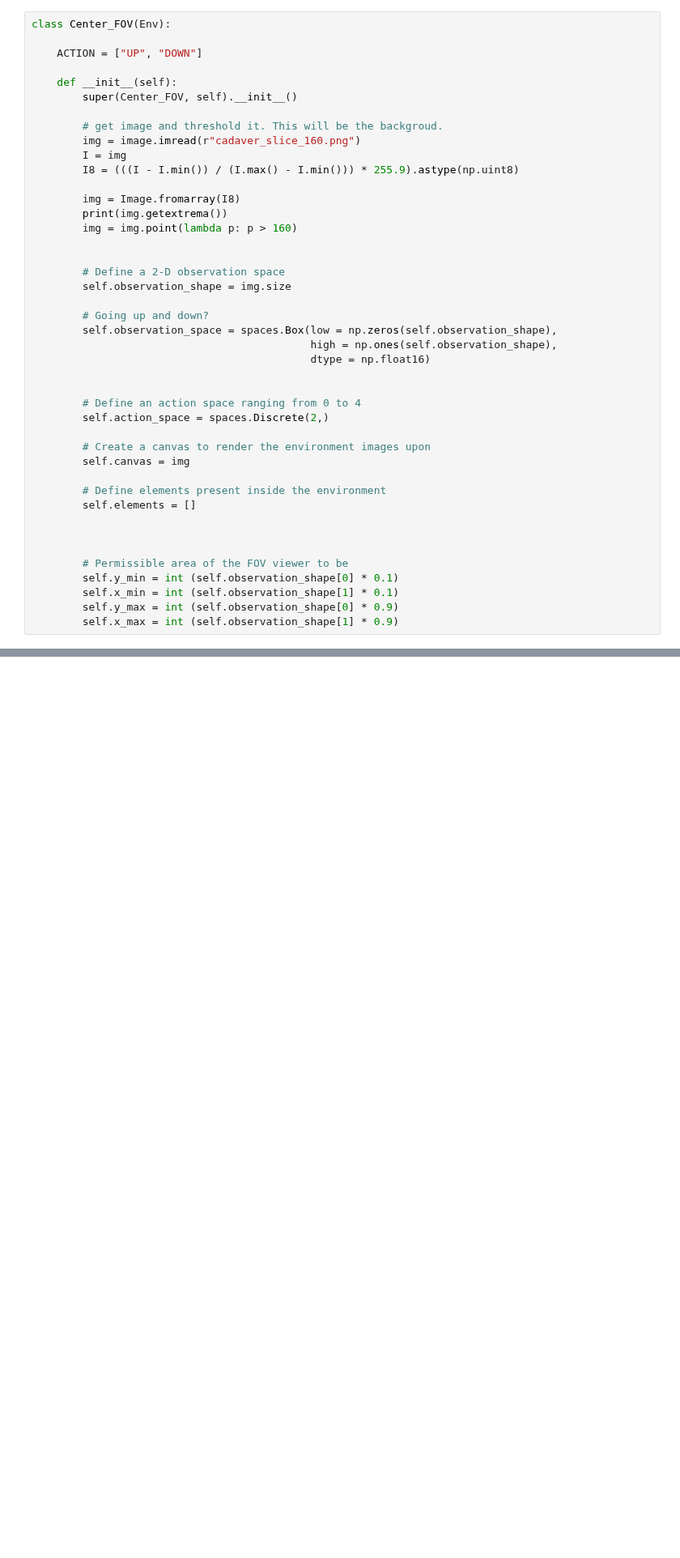
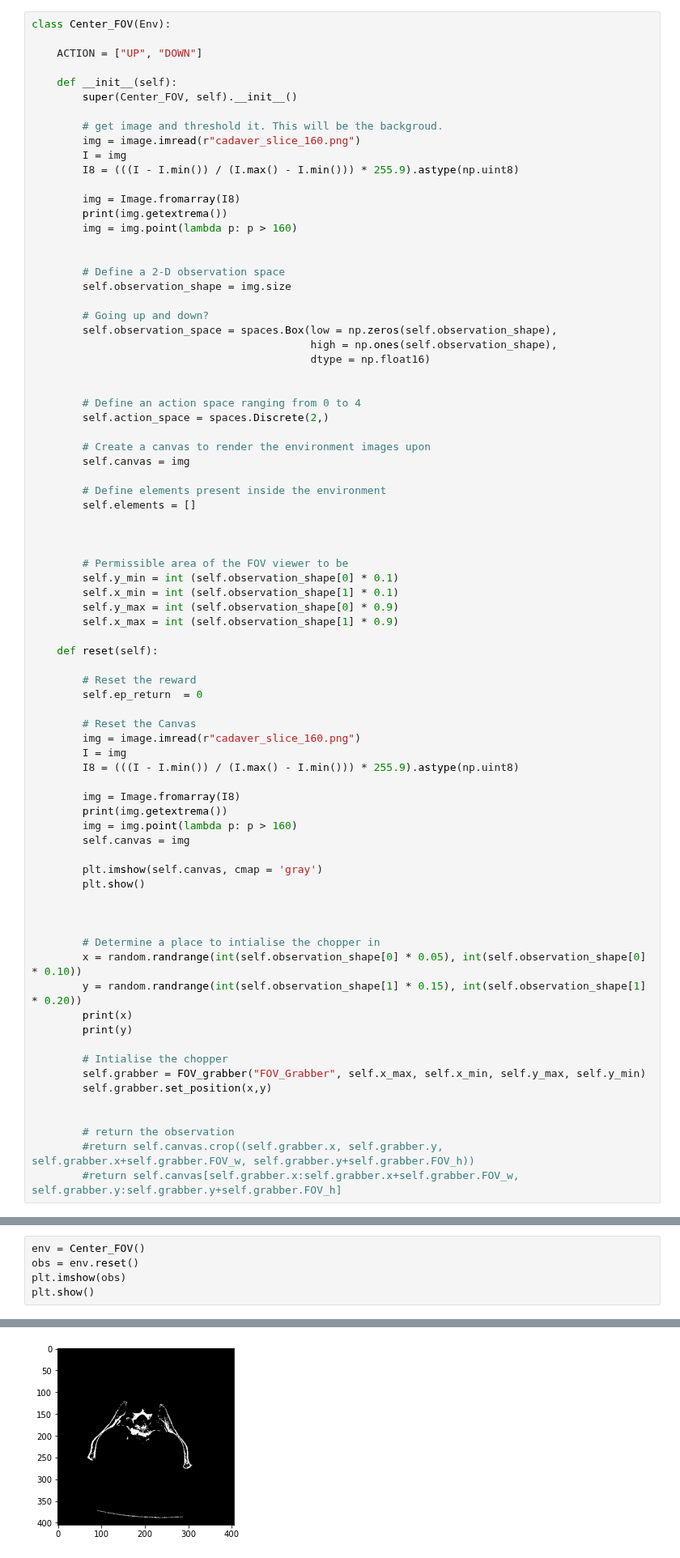
Before and after one commit to aasong113/CT_View_Planning_DeepRL, a Jupyter notebook: DQN/custom_gym_env.ipynb, the cells around one changed output, grey strips where cells are left out. Shown at 81% size. Cells and saved outputs as stored; diff of their text form; blank space fills up the shorter version.

Commit message:
reset done

```diff
--- a/DQN/custom_gym_env.ipynb
+++ b/DQN/custom_gym_env.ipynb
@@ -77,6 +71,41 @@ class Center_FOV(Env):
         self.x_min = int (self.observation_shape[1] * 0.1)
         self.y_max = int (self.observation_shape[0] * 0.9)
         self.x_max = int (self.observation_shape[1] * 0.9)
+
+    def reset(self):
+
+        # Reset the reward
+        self.ep_return  = 0
+
+        # Reset the Canvas
+        img = image.imread(r"cadaver_slice_160.png")
+        I = img
+        I8 = (((I - I.min()) / (I.max() - I.min())) * 255.9).astype(np.uint8)
+
+        img = Image.fromarray(I8)
+        print(img.getextrema())
+        img = img.point(lambda p: p > 160)
+        self.canvas = img
+
+        plt.imshow(self.canvas, cmap = 'gray')
+        plt.show()
+
+
+
+        # Determine a place to intialise the chopper in
+        x = random.randrange(int(self.observation_shape[0] * 0.05), int(self.observation_shape[0] * 0.10))
+        y = random.randrange(int(self.observation_shape[1] * 0.15), int(self.observation_shape[1] * 0.20))
+        print(x)
+        print(y)
+
+        # Intialise the chopper
+        self.grabber = FOV_grabber("FOV_Grabber", self.x_max, self.x_min, self.y_max, self.y_min)
+        self.grabber.set_position(x,y)
+
+
+        # return the observation
+        #return self.canvas.crop((self.grabber.x, self.grabber.y, self.grabber.x+self.grabber.FOV_w, self.grabber.y+self.grabber.FOV_h))
+        #return self.canvas[self.grabber.x:self.grabber.x+self.grabber.FOV_w, self.grabber.y:self.grabber.y+self.grabber.FOV_h]
 # %% [markdown]
 # This is a class FOV Viewer, this will be determining the FOV and then calculating the total pixel values.
 # %%
@@ -172,0 +181,6 @@ def reset(self):
+# %%
+env = Center_FOV()
+obs = env.reset()
+plt.imshow(obs)
+plt.show()
+# %% [output]
@@ -172,0 +189 @@ def reset(self):
+[figure, added]
```
Also changed, not shown: parts of 9 cells of this notebook, 1 other file.
